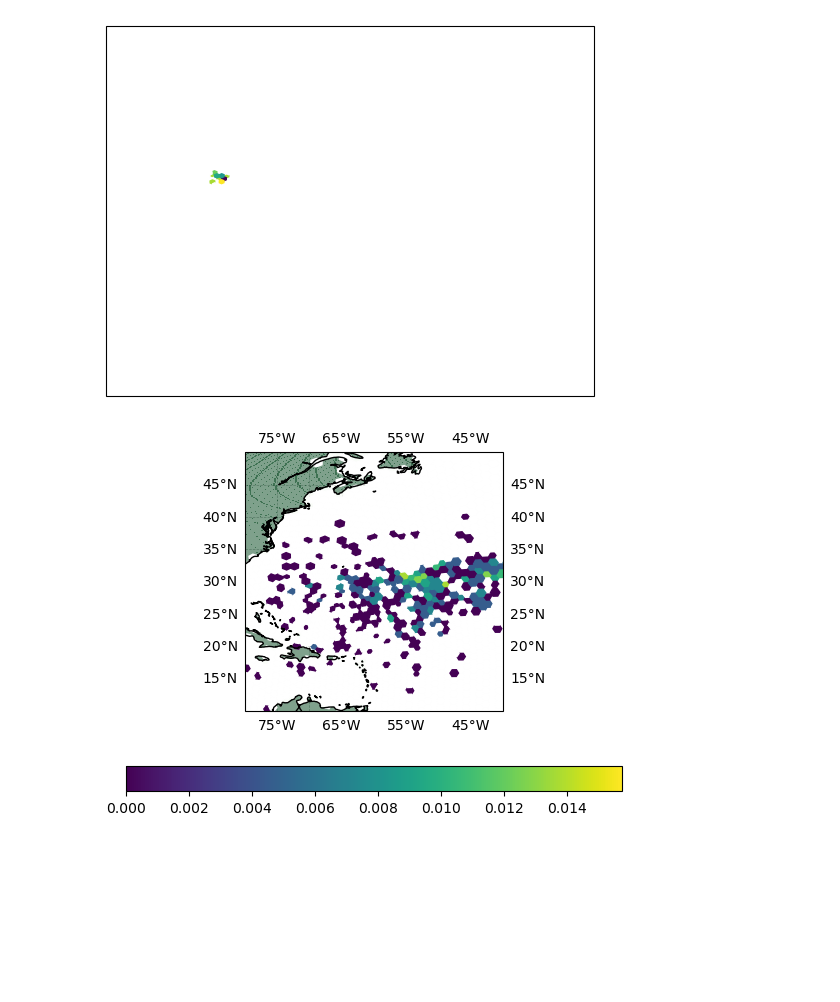
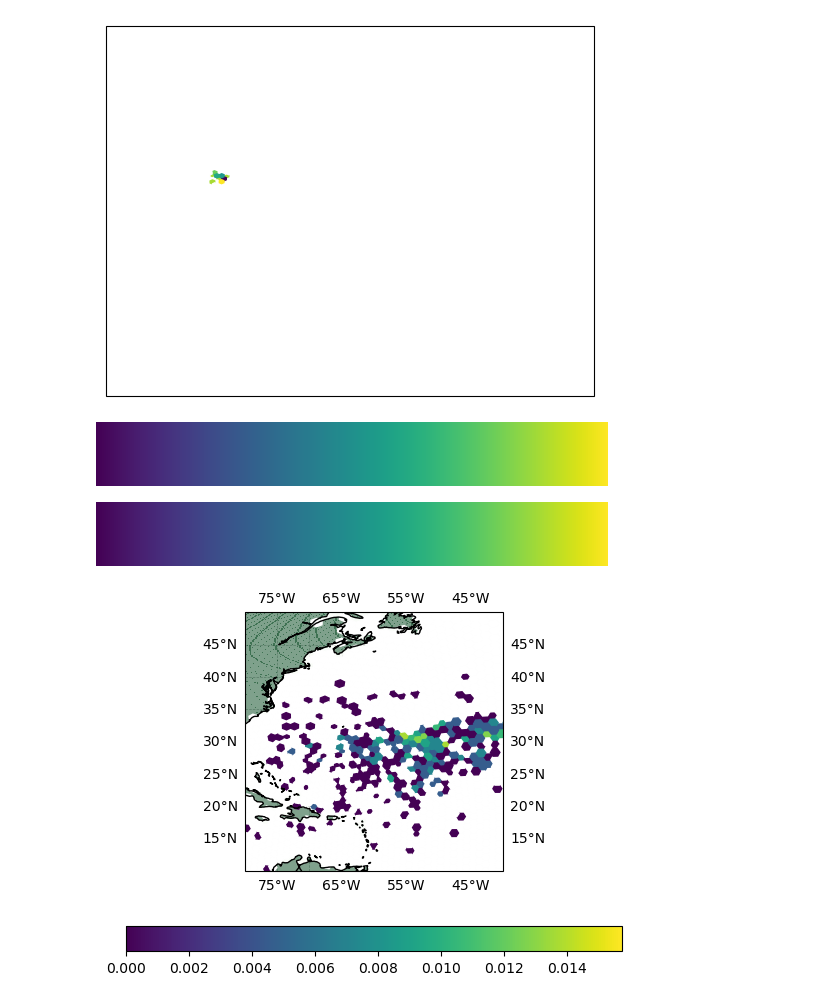
Before and after one commit to OceanParcels/NEMO_Ensemble_Lagrangian_Analysis, a Jupyter notebook: notebooks/08.XXX.ipynb, the cells around one changed output. Saved outputs shown, nothing was run; the diff lists cells and outputs as text; code cells hidden in the pictures; blank space fills up the shorter version.

```diff
--- a/notebooks/08.XXX.ipynb
+++ b/notebooks/08.XXX.ipynb
@@ -259,6 +259,14 @@ hexfunc.plot_hex_hist(probability[:, 10], hexbin_grid)
 # %%
 mask_file = '/storage/shared/oceanparcels/input_data/NEMO_Ensemble/GRID/NATL025-CJMenobs01_byte_mask.nc'
 mask = xr.open_dataset(mask_file, decode_times=False)
+# %%
+plt.cm.get_cmap('viridis')
+# %% [output]
+[figure, added]
+# %%
+plt.cm.viridis
+# %% [output]
+[figure, added]
 # %%
 # Plot NA_domain on a map
 depth = 0
```
Also changed, not shown: 1 other file.
